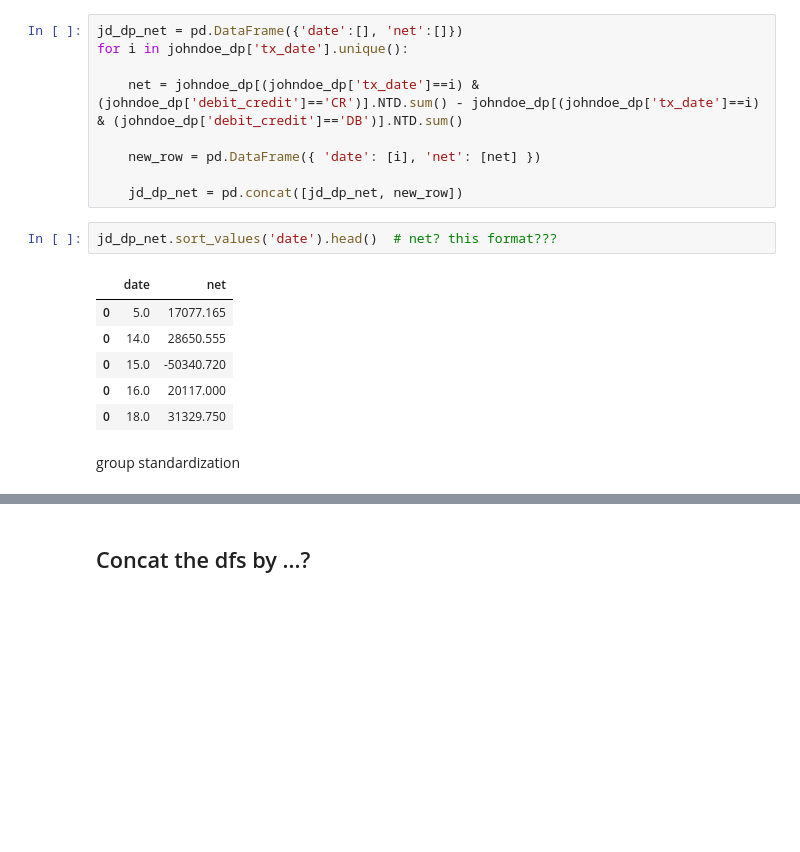
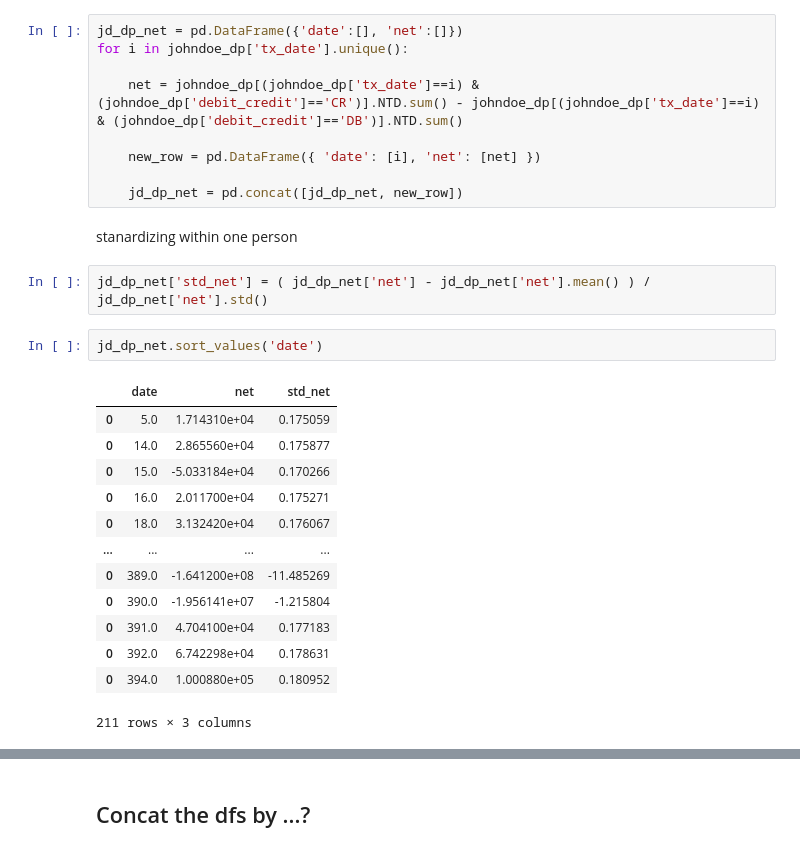
Before and after one commit to y4c6/DMfin, a Jupyter notebook: data_visualization.ipynb, the cells around one changed output, grey strips where cells are left out. Saved outputs shown, nothing was run; the diff lists cells and outputs as text; blank space fills up the shorter version.

```diff
--- a/data_visualization.ipynb
+++ b/data_visualization.ipynb
@@ -749,14 +784,23 @@ for i in johndoe_dp['tx_date'].unique():
     new_row = pd.DataFrame({ 'date': [i], 'net': [net] })
 
     jd_dp_net = pd.concat([jd_dp_net, new_row])
+# %% [markdown]
+stanardizing within one person
+# %%
+jd_dp_net['std_net'] = ( jd_dp_net['net'] - jd_dp_net['net'].mean() ) / jd_dp_net['net'].std()
 # %%
-jd_dp_net.sort_values('date').head()  # net? this format???
+jd_dp_net.sort_values('date')
 # %% [output]
-|  | date | net |
-| 0 | 5.0 | 17077.165 |
-| 0 | 14.0 | 28650.555 |
-| 0 | 15.0 | -50340.720 |
-| 0 | 16.0 | 20117.000 |
-| 0 | 18.0 | 31329.750 |
+|  | date | net | std_net |
+| 0 | 5.0 | 1.714310e+04 | 0.175059 |
+| 0 | 14.0 | 2.865560e+04 | 0.175877 |
+| 0 | 15.0 | -5.033184e+04 | 0.170266 |
+| 0 | 16.0 | 2.011700e+04 | 0.175271 |
+| 0 | 18.0 | 3.132420e+04 | 0.176067 |
+| ... | ... | ... | ... |
+| 0 | 389.0 | -1.641200e+08 | -11.485269 |
+| 0 | 390.0 | -1.956141e+07 | -1.215804 |
+| 0 | 391.0 | 4.704100e+04 | 0.177183 |
+| 0 | 392.0 | 6.742298e+04 | 0.178631 |
+| 0 | 394.0 | 1.000880e+05 | 0.180952 |
+211 rows × 3 columns
-# %% [markdown]
-group standardization
```
Also changed, not shown: parts of 14 cells of this notebook, 1 other file.
